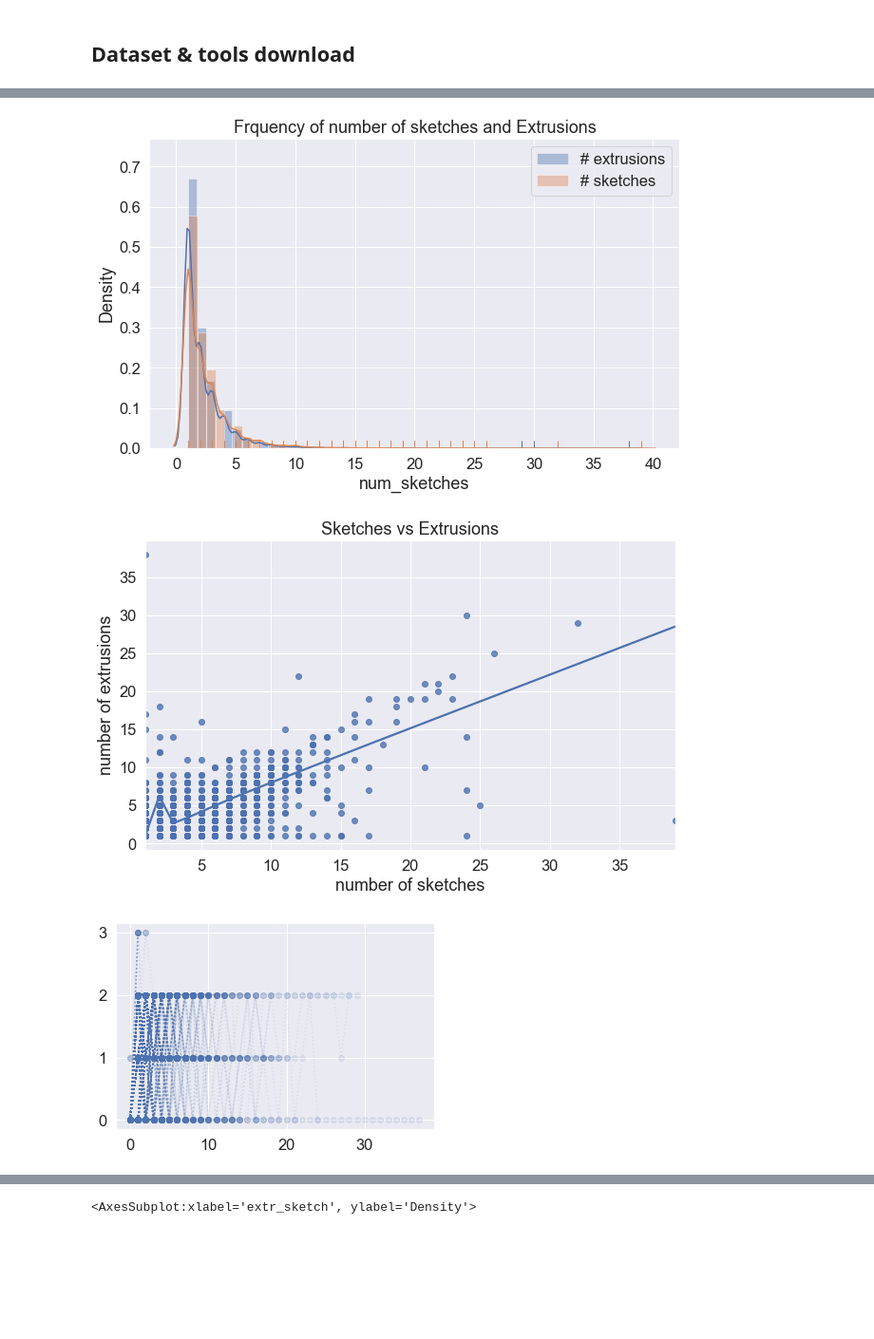
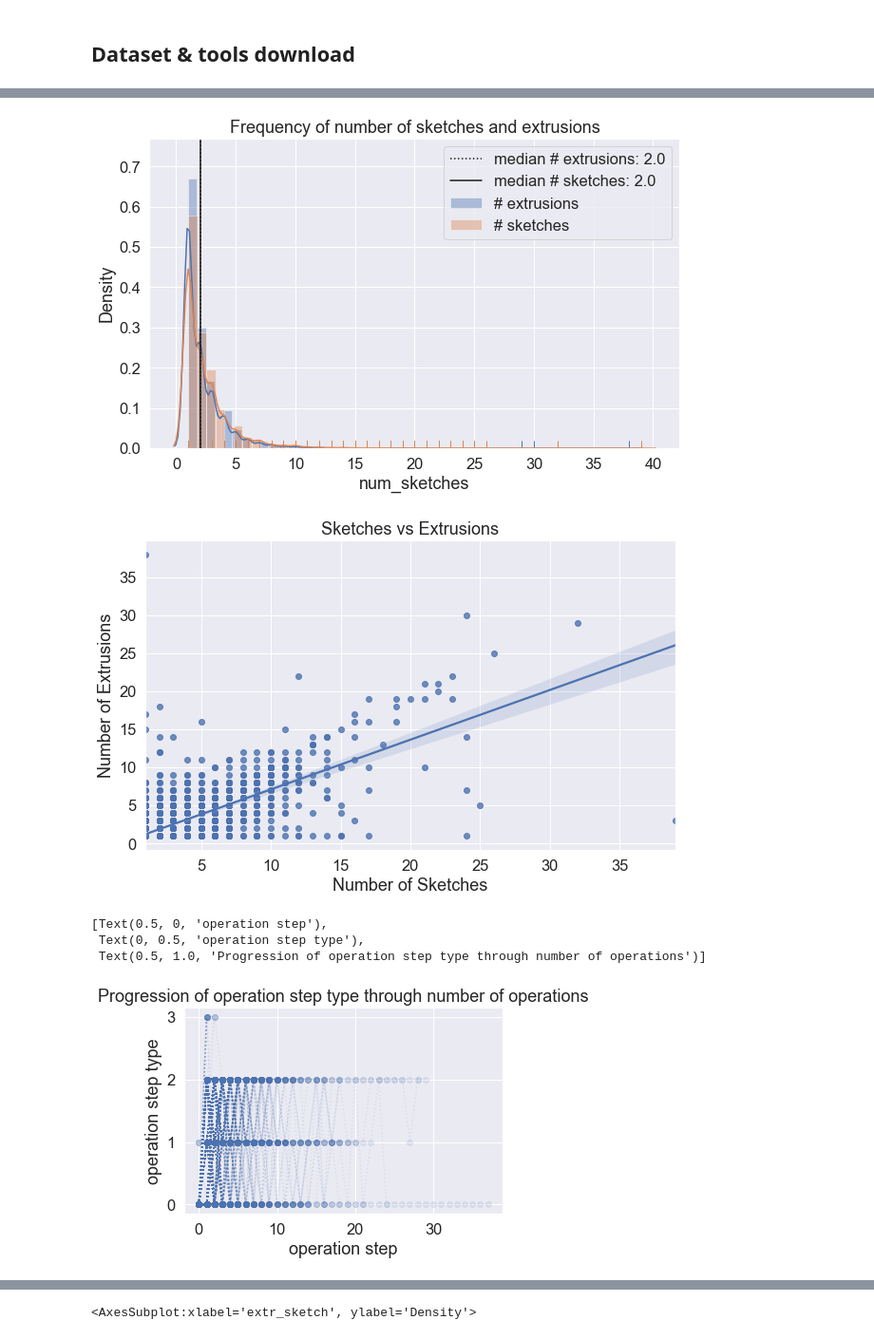
Before and after one commit to ericevje/cs109b-group44, a Jupyter notebook: notebooks/cs109b_project_data_exploration.ipynb, the cells around one changed output, grey strips where cells are left out. Shown at 95% size. Cells and saved outputs as stored; diff of their text form; code cells hidden in the pictures; blank space fills up the shorter version.

```diff
--- a/notebooks/cs109b_project_data_exploration.ipynb
+++ b/notebooks/cs109b_project_data_exploration.ipynb
@@ -232,7 +230,8 @@ def summary_df(json_list):
                   'num_sketches':         [],
                   'num_extrudes':         [],
                   'operation_order':      [],
-                  'operation_order_nums': []
+                  'operation_order_nums': [],
+                  'num_bodies':           []
                  }
 
     for file in json_list:
@@ -258,6 +257,7 @@ def summary_df(json_list):
                 dict_to_df['num_extrudes'].append(num_extrudes)
                 dict_to_df['operation_order'].append(operations)
                 dict_to_df['operation_order_nums'].append([operation_dict[a] for a in operations])
+                dict_to_df['num_bodies'].append(json_file['properties']['body_count'])
 
         except FileNotFoundError:
             print("{} not found".format(filepath))
@@ -271,24 +271,33 @@ df_summary = summary_df(training_list)
 fig, ax = plt.subplots(figsize=(10, 6))
 sns.distplot(df_summary['num_extrudes'], label='# extrusions', rug=True)
 sns.distplot(df_summary['num_sketches'], label='# sketches', rug=True)
-ax.set(title='Frquency of number of sketches and Extrusions')
+ax.set(title='Frequency of number of sketches and extrusions')
+ax.axvline(df_summary['num_extrudes'].median(),
+           label='median # extrusions: {}'.format(df_summary['num_extrudes'].median()), color='k', linestyle=':')
+ax.axvline(df_summary['num_sketches'].median(),
+           label='median # sketches: {}'.format(df_summary['num_sketches'].median()),color='k')
 ax.legend()
 plt.show()
 # %% [output]
-[figure, old version]
+[figure, new version]
 # %%
 fig, ax = plt.subplots(figsize=(10, 6))
-sns.regplot(df_summary['num_sketches'], df_summary['num_extrudes'], lowess=True)
-ax.set(xlabel='number of sketches', ylabel='number of extrusions',
+sns.regplot(df_summary['num_sketches'], df_summary['num_extrudes'])
+ax.set(xlabel='Number of Sketches', ylabel='Number of Extrusions',
       title='Sketches vs Extrusions')
 plt.show()
 # %% [output]
-[figure, old version]
+[figure, new version]
 # %%
 fig, ax = plt.subplots()
 for i in range(df_summary.shape[0]):
     ax.plot(df_summary.iloc[i]['operation_order_nums'],
             marker='o', linestyle=':', alpha=0.1, color='b')
+ax.set(xlabel='operation step', ylabel='operation step type',
+      title='Progression of operation step type through number of operations')
 # %% [output]
+[Text(0.5, 0, 'operation step'),
+ Text(0, 0.5, 'operation step type'),
+ Text(0.5, 1.0, 'Progression of operation step type through number of operations')]
-[figure, old version]
+[figure, new version]
 # %%
```
Also changed, not shown: parts of 11 cells of this notebook, 1 other file.
